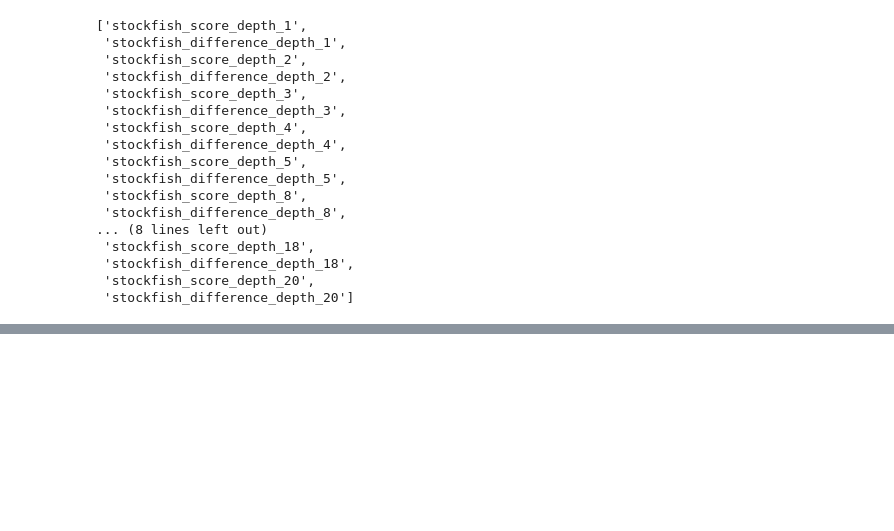
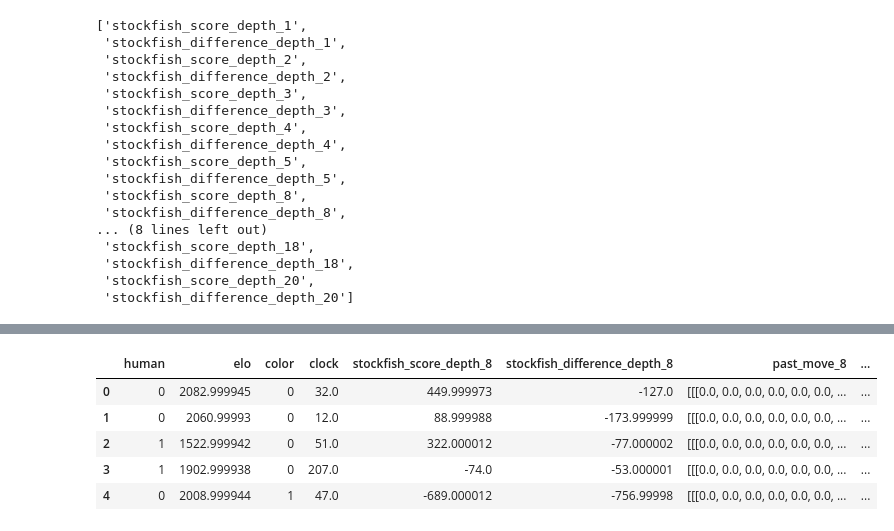
Before and after one commit to MatTheTab/PikeBot, a Jupyter notebook: Preprocessing.ipynb, the cells around one changed output, grey strips where cells are left out. Drawn from its saved outputs; the diff is of its cells as text; code cells hidden in the pictures; blank space fills up the shorter version.

```diff
--- a/Preprocessing.ipynb
+++ b/Preprocessing.ipynb
@@ -141,0 +175,10 @@ new_train_df.head()
+# %%
+deprocessed = depreprocess(dataset_type = "train", metadata_path = "./Model_Data/Metadata", processed_df = result_df, columns_to_divide = ["elo"], divide_val = [3000], cols_to_normalize = ["clock"], cols_to_standardize = cols_to_standardize, batch_number=1)
+deprocessed.head()
+# %% [output]
+|  | human | elo | color | clock | stockfish_score_depth_8 | stockfish_difference_depth_8 | past_move_8 | ... |
+| 0 | 0 | 2082.999945 | 0 | 32.0 | 449.999973 | -127.0 | [[[0.0, 0.0, 0.0, 0.0, 0.0, 0.0, ... | ... |
+| 1 | 0 | 2060.99993 | 0 | 12.0 | 88.999988 | -173.999999 | [[[0.0, 0.0, 0.0, 0.0, 0.0, 0.0, ... | ... |
+| 2 | 1 | 1522.999942 | 0 | 51.0 | 322.000012 | -77.000002 | [[[0.0, 0.0, 0.0, 0.0, 0.0, 0.0, ... | ... |
+| 3 | 1 | 1902.999938 | 0 | 207.0 | -74.0 | -53.000001 | [[[0.0, 0.0, 0.0, 0.0, 0.0, 0.0, ... | ... |
+| 4 | 0 | 2008.999944 | 1 | 47.0 | -689.000012 | -756.99998 | [[[0.0, 0.0, 0.0, 0.0, 0.0, 0.0, ... | ... |
```
Also changed, not shown: parts of 13 cells of this notebook, 1 other file.
